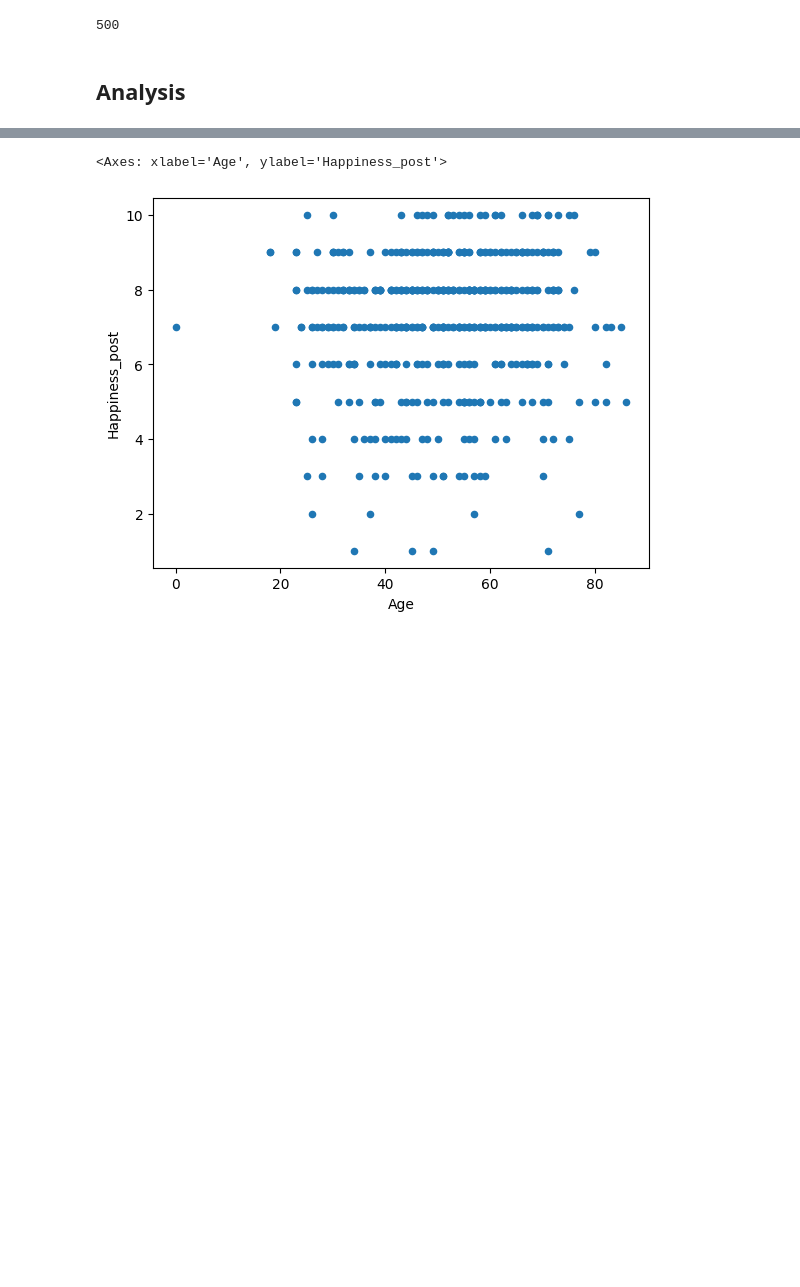
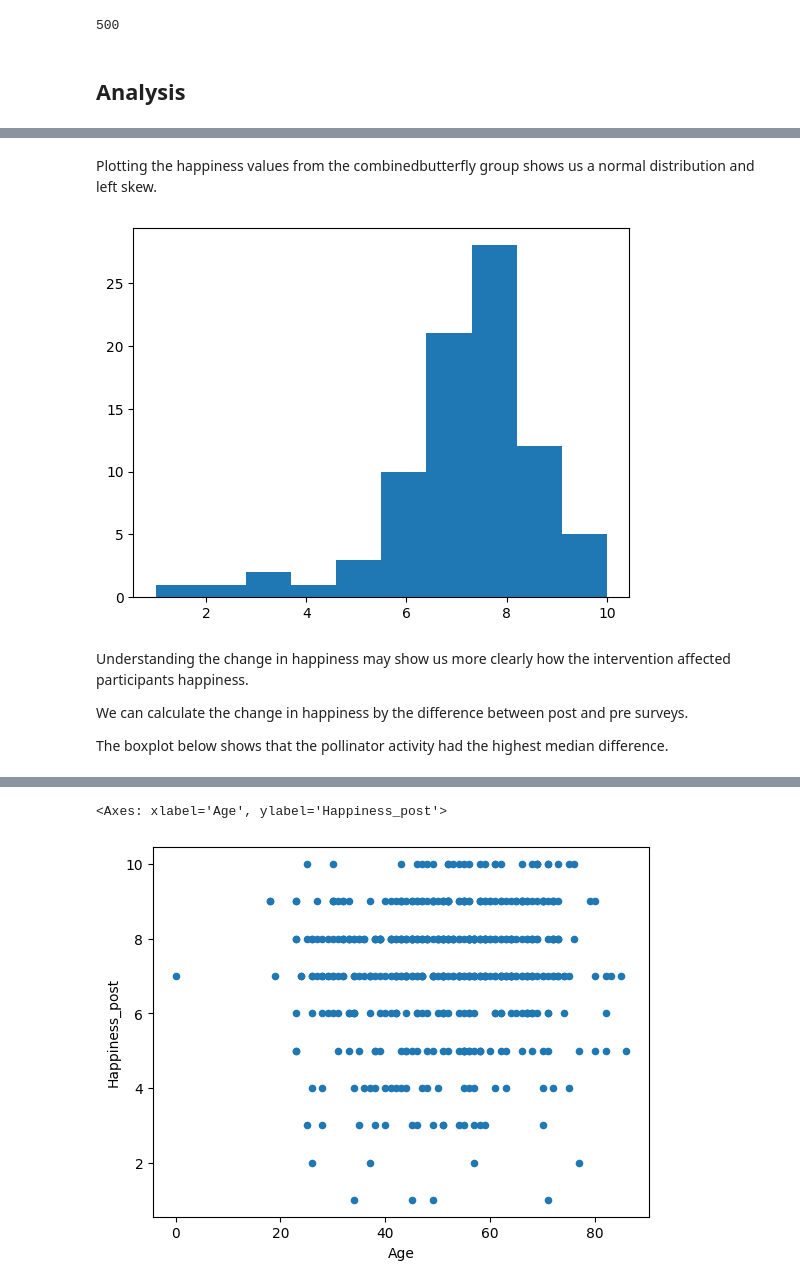
Before and after one commit to fraserdeans/lis-everything-counts-1, a Jupyter notebook: notebook.ipynb, the cells around one changed output, grey strips where cells are left out. Cells and saved outputs as stored; diff of their text form; code cells hidden in the pictures; blank space fills up the shorter version.

```diff
--- a/notebook.ipynb
+++ b/notebook.ipynb
@@ -287,0 +262,15 @@ Index(['PersonID', 'Participant', 'INS_pre', 'INS_post',
+# %% [markdown]
+Plotting the happiness values from the combinedbutterfly group shows us a normal distribution and left skew.
+# %%
+combinedbutterfly = df[df['conditiontext'] == 'combinedbutterfly']['Happiness_post']
+
+plt.hist(combinedbutterfly, bins=10)
+plt.show()
+# %% [output]
+[figure, added]
+# %% [markdown]
+Understanding the change in happiness may show us more clearly how the intervention affected participants happiness.
+
+We can calculate the change in happiness by the difference between post and pre surveys.
+
+The boxplot below shows that the pollinator activity had the highest median difference.
```
Also changed, not shown: parts of 35 cells of this notebook.
